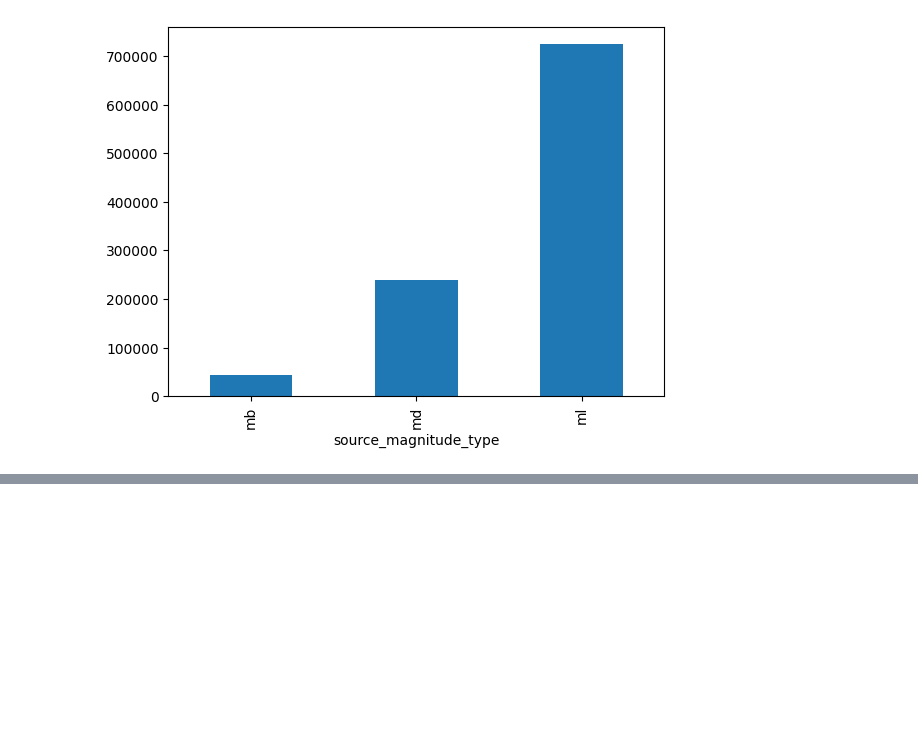
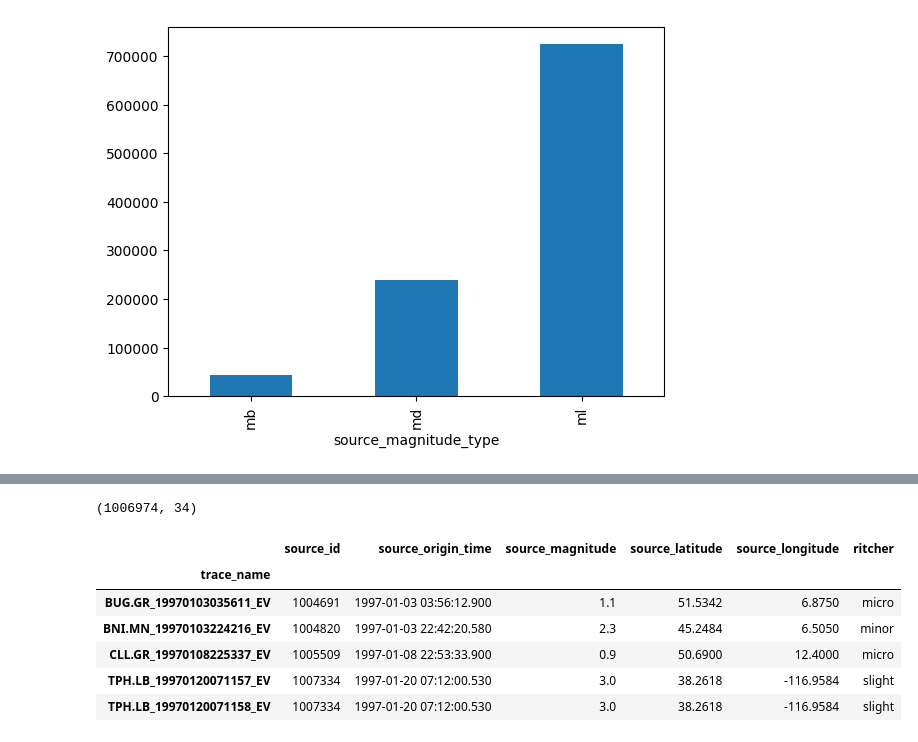
Before and after one commit to Alf-caput/ProyectoFinal_Capstone, a Jupyter notebook: proyectofinalcapstone-stead.ipynb, the cells around one changed output, grey strips where cells are left out. Drawn from its saved outputs; the diff is of its cells as text; code cells hidden in the pictures; blank space fills up the shorter version.

```diff
--- a/proyectofinalcapstone-stead.ipynb
+++ b/proyectofinalcapstone-stead.ipynb
@@ -249,0 +253,3 @@ df_earthquakes.groupby('source_magnitude').size().plot(kind='bar')
+# %%
+df_earthquakes_gsp = df_earthquakes[df_earthquakes['source_magnitude_type'].isin(['ml'])]
+df_earthquakes_gsp.shape
@@ -249,0 +258,5 @@ df_earthquakes.groupby('source_magnitude').size().plot(kind='bar')
+# %%
+used_vars = ['source_id', 'source_origin_time', 'source_magnitude','source_latitude', 'source_longitude']
+df_earthquakes_gsp = df_earthquakes_gsp[used_vars]
+df_earthquakes_gsp = df_earthquakes_gsp.sort_values(by=['source_id', 'source_origin_time'])
+df_earthquakes_gsp.head()
@@ -249,0 +271,28 @@ df_earthquakes.groupby('source_magnitude').size().plot(kind='bar')
+# %%
+import pandas as pd
+
+bins = [-float('inf'), 1.9, 2.9, 3.9, 4.9, 5.9, 6.9, 7.9, 8.9, float('inf')]
+labels = [
+    'micro',
+    'minor',
+    'slight',
+    'light',
+    'moderate',
+    'strong',
+    'mayor',
+    'great',
+    'extreme'
+    ]
+
+df_earthquakes_gsp.loc[:, 'ritcher'] = pd.cut(df_earthquakes_gsp['source_magnitude'], bins=bins, labels=labels, right=False)
+print(df_earthquakes.shape)
+df_earthquakes_gsp.head()
+# %% [output]
+(1006974, 34)
+|  | source_id | source_origin_time | source_magnitude | source_latitude | source_longitude | ritcher |
+| trace_name |  |  |  |  |  |  |
+| BUG.GR_19970103035611_EV | 1004691 | 1997-01-03 03:56:12.900 | 1.1 | 51.5342 | 6.8750 | micro |
+| BNI.MN_19970103224216_EV | 1004820 | 1997-01-03 22:42:20.580 | 2.3 | 45.2484 | 6.5050 | minor |
+| CLL.GR_19970108225337_EV | 1005509 | 1997-01-08 22:53:33.900 | 0.9 | 50.6900 | 12.4000 | micro |
+| TPH.LB_19970120071157_EV | 1007334 | 1997-01-20 07:12:00.530 | 3.0 | 38.2618 | -116.9584 | slight |
+| TPH.LB_19970120071158_EV | 1007334 | 1997-01-20 07:12:00.530 | 3.0 | 38.2618 | -116.9584 | slight |
```
Also changed, not shown: parts of 10 cells of this notebook.
